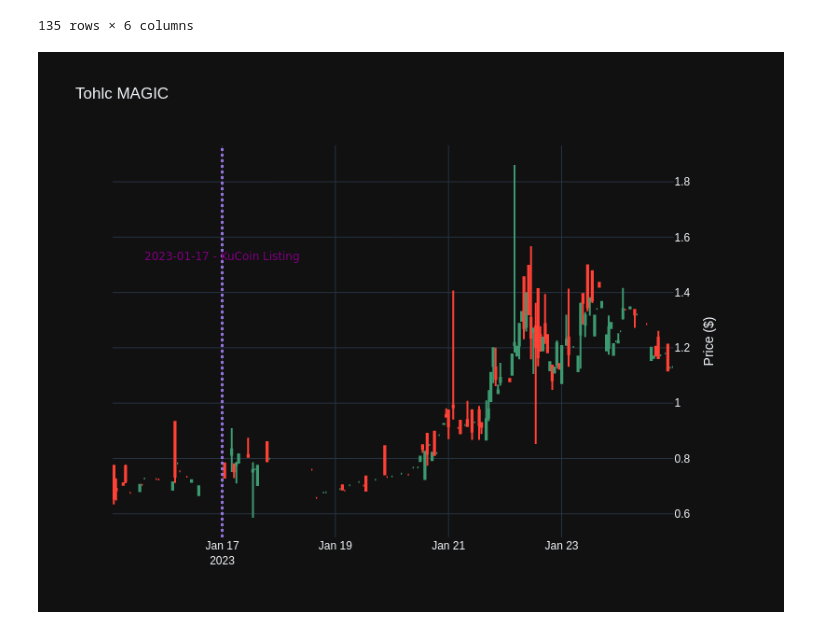
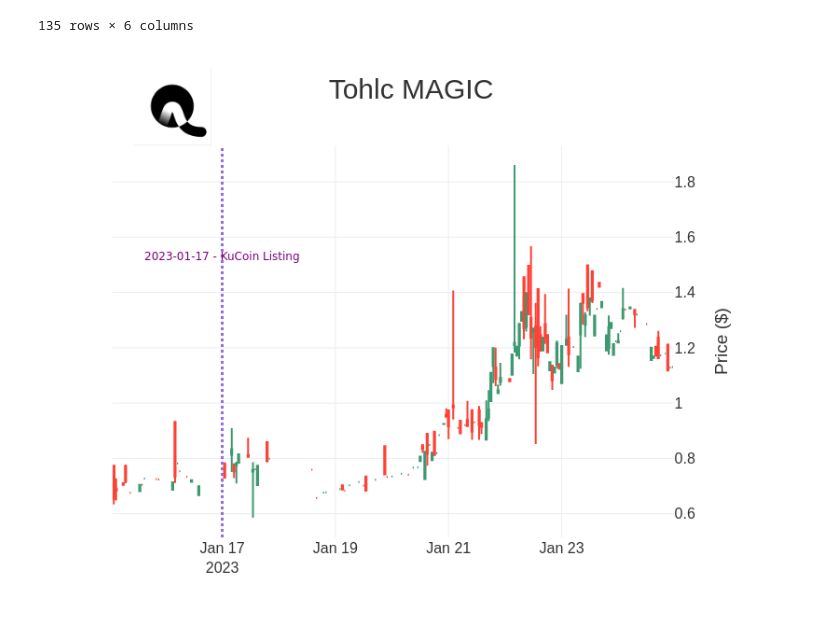
Before and after one commit to QuantNodeAI/quantnote-query-client, a Jupyter notebook: examples/events-example.ipynb, the cells around one changed output. Drawn from its saved outputs; the diff is of its cells as text; code cells hidden in the pictures.

Commit message:
rename client

```diff
--- a/examples/events-example.ipynb
+++ b/examples/events-example.ipynb
@@ -23,6 +24,6 @@ from client.query_api_client import HelixirQueryApi
 # %%
 dotenv.load_dotenv(".env")
 AUTH_TOKEN = os.getenv("AUTH_TOKEN")
-client = HelixirQueryApi(auth_token=AUTH_TOKEN, api_version="v1")
+client = QuantNoteQueryApi(auth_token=AUTH_TOKEN, api_version="v1")
 client
 # %% [output]
@@ -178,32 +180,33 @@ fig.update_layout(
     xaxis_rangeslider_visible=False,
     shapes=
     [dict(type='line',
           yref='paper', y0=0, y1=1,
           x0=start_date, x1=start_date,
           line=dict(color="MediumPurple",
                     width=3,
                     dash="dot")
           )
-     ]
+     ],
+    template='quantnote'
 )
 fig.add_annotation(
     x=start_date
     , text='{date} - {event}'.format(date=start_date.strftime("%Y-%m-%d"), event=event)
     , yanchor='bottom'
     , showarrow=False
     , arrowhead=1
     , arrowsize=1
     , arrowwidth=2
     , arrowcolor="#636363"
     , ax=-20
     , ay=-30
     , font=dict(size=12, color="purple", family="Sans Serif")
     , align="left"
     ,)
 
 # Set y-axes titles
 fig.update_yaxes(title_text="Price ($)", secondary_y=True)
 
 fig.show("png")
 # %% [output]
-[figure, old version]
+[figure, new version]
```
Also changed, not shown: parts of 6 cells of this notebook, 15 other files.
